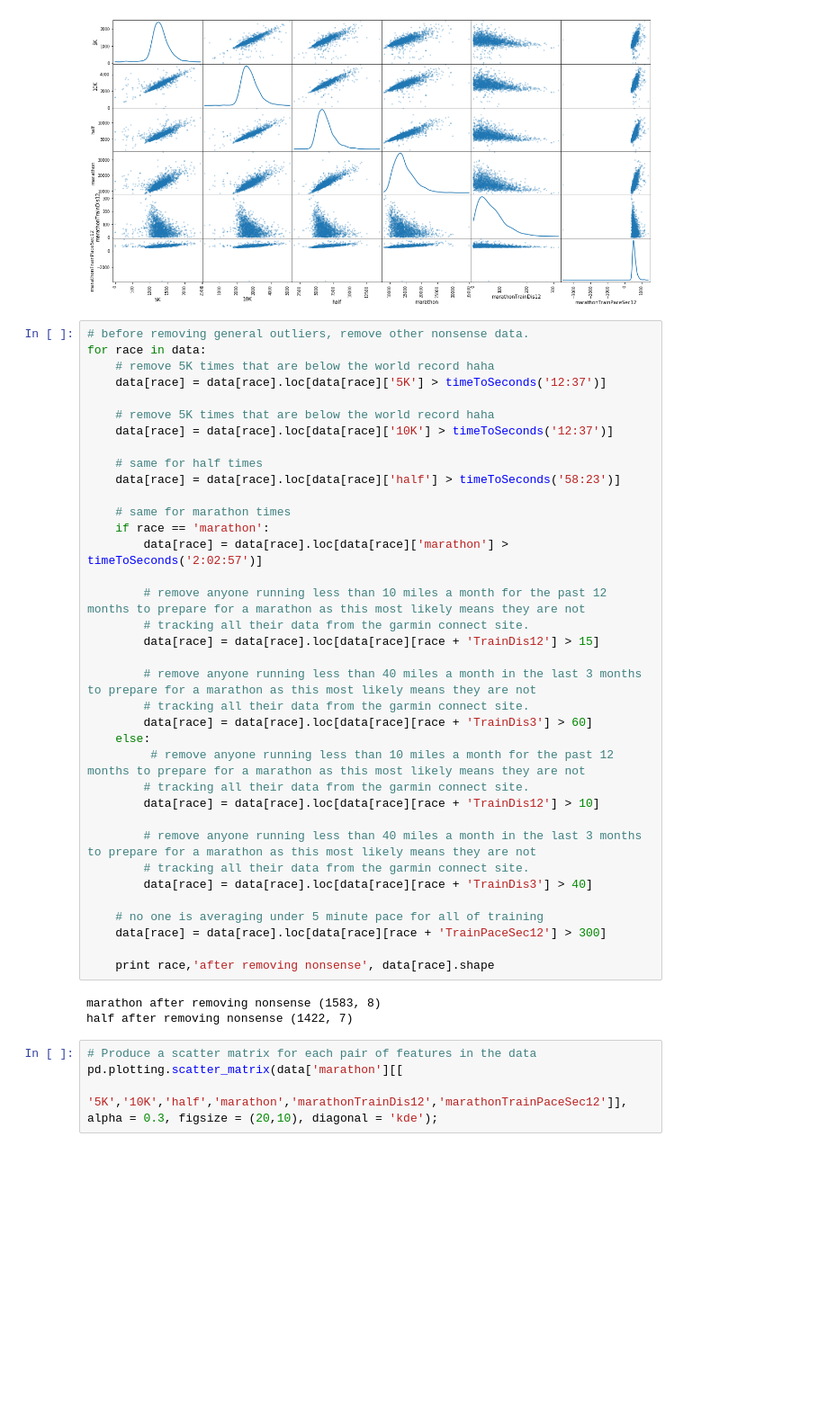
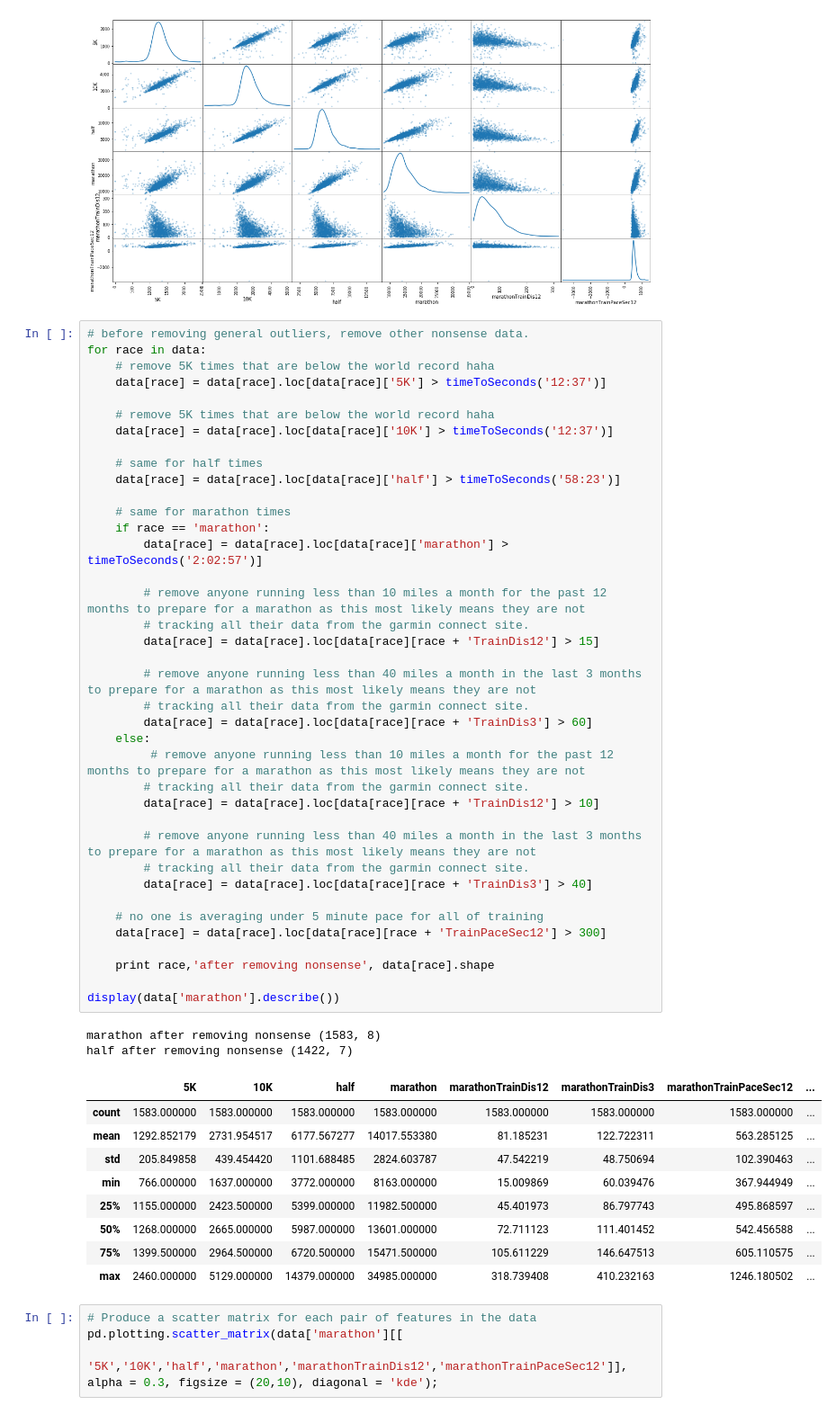
Before and after one commit to dbilenkin/machine-learning, a Jupyter notebook: MLRacePredictor/MLRacePredictor.ipynb, the cells around one changed output. Shown at 90% size. Drawn from its saved outputs; the diff is of its cells as text; blank space fills up the shorter version.

```diff
--- a/MLRacePredictor/MLRacePredictor.ipynb
+++ b/MLRacePredictor/MLRacePredictor.ipynb
@@ -127,33 +155,44 @@ for race in data:
     # same for half times
     data[race] = data[race].loc[data[race]['half'] > timeToSeconds('58:23')]
 
     # same for marathon times
     if race == 'marathon':
         data[race] = data[race].loc[data[race]['marathon'] > timeToSeconds('2:02:57')]
 
         # remove anyone running less than 10 miles a month for the past 12 months to prepare for a marathon as this most likely means they are not
         # tracking all their data from the garmin connect site.
         data[race] = data[race].loc[data[race][race + 'TrainDis12'] > 15]
 
         # remove anyone running less than 40 miles a month in the last 3 months to prepare for a marathon as this most likely means they are not
         # tracking all their data from the garmin connect site.
         data[race] = data[race].loc[data[race][race + 'TrainDis3'] > 60]
     else:
          # remove anyone running less than 10 miles a month for the past 12 months to prepare for a marathon as this most likely means they are not
         # tracking all their data from the garmin connect site.
         data[race] = data[race].loc[data[race][race + 'TrainDis12'] > 10]
 
         # remove anyone running less than 40 miles a month in the last 3 months to prepare for a marathon as this most likely means they are not
         # tracking all their data from the garmin connect site.
         data[race] = data[race].loc[data[race][race + 'TrainDis3'] > 40]
 
     # no one is averaging under 5 minute pace for all of training
     data[race] = data[race].loc[data[race][race + 'TrainPaceSec12'] > 300]
 
     print race,'after removing nonsense', data[race].shape
+
+display(data['marathon'].describe())
 # %% [output]
 marathon after removing nonsense (1583, 8)
 half after removing nonsense (1422, 7)
+|  | 5K | 10K | half | marathon | marathonTrainDis12 | marathonTrainDis3 | marathonTrainPaceSec12 | ... |
+| count | 1583.000000 | 1583.000000 | 1583.000000 | 1583.000000 | 1583.000000 | 1583.000000 | 1583.000000 | ... |
+| mean | 1292.852179 | 2731.954517 | 6177.567277 | 14017.553380 | 81.185231 | 122.722311 | 563.285125 | ... |
+| std | 205.849858 | 439.454420 | 1101.688485 | 2824.603787 | 47.542219 | 48.750694 | 102.390463 | ... |
+| min | 766.000000 | 1637.000000 | 3772.000000 | 8163.000000 | 15.009869 | 60.039476 | 367.944949 | ... |
+| 25% | 1155.000000 | 2423.500000 | 5399.000000 | 11982.500000 | 45.401973 | 86.797743 | 495.868597 | ... |
+| 50% | 1268.000000 | 2665.000000 | 5987.000000 | 13601.000000 | 72.711123 | 111.401452 | 542.456588 | ... |
+| 75% | 1399.500000 | 2964.500000 | 6720.500000 | 15471.500000 | 105.611229 | 146.647513 | 605.110575 | ... |
+| max | 2460.000000 | 5129.000000 | 14379.000000 | 34985.000000 | 318.739408 | 410.232163 | 1246.180502 | ... |
 # %%
 # Produce a scatter matrix for each pair of features in the data
 pd.plotting.scatter_matrix(data['marathon'][[
```
Also changed, not shown: parts of 11 cells of this notebook, 5 other files.
